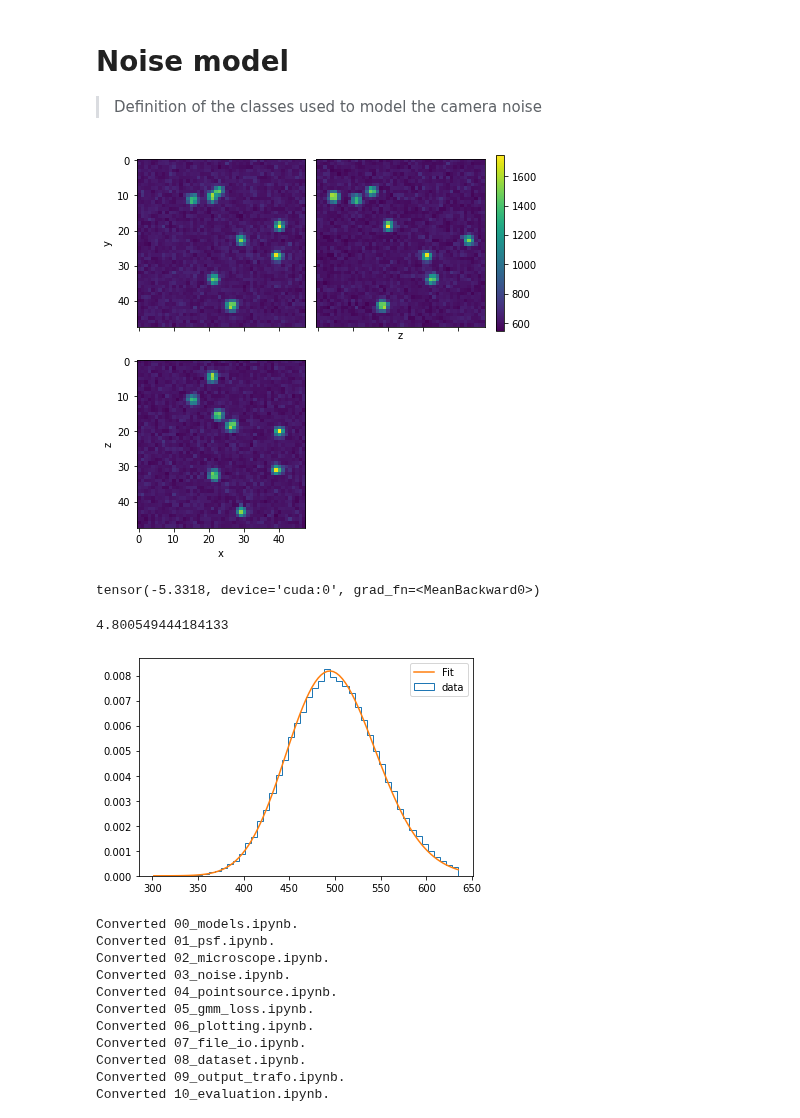
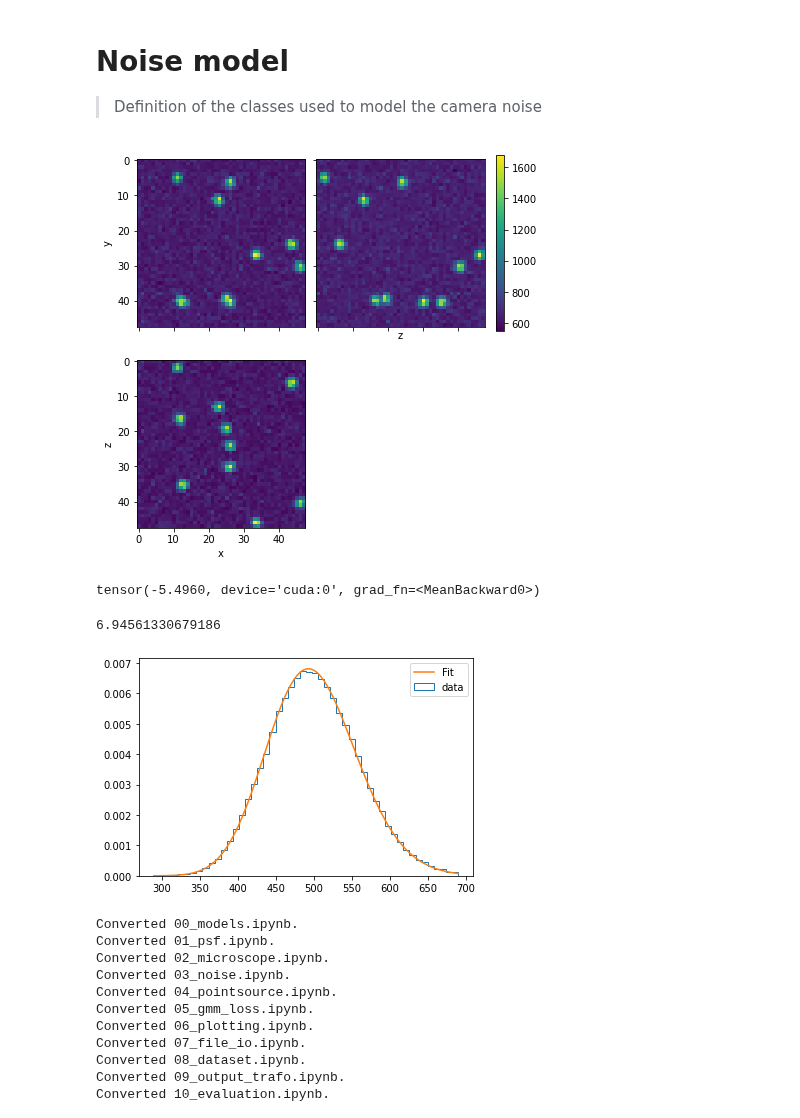
Before and after one commit to TuragaLab/decode_fish, a Jupyter notebook: nbs/03_noise.ipynb, the cells around one changed output. Saved outputs shown, nothing was run; the diff lists cells and outputs as text; code cells hidden in the pictures.

```diff
--- a/nbs/03_noise.ipynb
+++ b/nbs/03_noise.ipynb
@@ -19,32 +19,32 @@ import scipy.stats as stats
 #export
 class sCMOS(nn.Module):
     """
-    Generates sCMOS noise distribution.
     Generates sCMOS noise distribution which can be used for sampling and
     calculating log probabilites.
 
+    Theta can be learned (but no the baseline)
+
     Args:
-        theta (float): Paramter for gamma distribution
-        background (float): background value
-        baseline (float): basline
+        theta (float): 1/theta gives the rate for torch.distributions.gamma
+        baseline (float): baseline
 
-    Shape:
-        -Input: x_sim: (BS, C, H, W, D)
-
-        -Output: Gamma(concentration: (BS, C, H, W, D), rate:
-        (BS, C, H, W, D))
     """
     def __init__(self,
                  theta: float = 3.,
-                 baseline: float = 0.01):
+                 baseline: float = 0.):
         super().__init__()
         self.theta = torch.nn.Parameter(torch.tensor(theta))
         self.register_buffer('baseline', torch.tensor(baseline))
 
     def forward(self, x_sim, background):
+        """ Calculates the concentration (mean / theta) of a Gamma distribution given
+        the signal x_sim and background tensors.
+
+        Also applies a shift and returns resulting the Gamma distribution
+        """
 
         x_sim_background = x_sim + background
-#         x_sim_background.clamp_(1.0)
+        x_sim_background.clamp_(1.0)
 
         conc = (x_sim_background - self.baseline) / self.theta
         xsim_dist = D.Gamma(concentration=conc, rate=1 / self.theta)
@@ -60,7 +60,7 @@ from decode_fish.funcs.plotting import plot_3d_projections
 from decode_fish.funcs.file_io import get_gaussian_psf
 
 psf = get_gaussian_psf([21,21,21],[1.,1.,1.])
-noise = sCMOS(theta=5., baseline=0)
+noise = sCMOS(theta=7., baseline=0)
 
 micro = Microscope(psf=psf, noise=noise, scale=1000).cuda()
 
@@ -74,11 +74,11 @@ xsim_noise = micro.noise(xsim, background).sample()
 # %%
 _ = plot_3d_projections(xsim_noise, size=3)
 # %% [output]
-[figure, old version]
+[figure, new version]
 # %%
 micro.noise(xsim,background).log_prob(xsim_noise).mean()
 # %% [output]
-tensor(-5.3318, device='cuda:0', grad_fn=<MeanBackward0>)
+tensor(-5.4960, device='cuda:0', grad_fn=<MeanBackward0>)
 # %%
 from decode_fish.funcs.dataset import EstimateBackground
 # img = load_tiff_image('/groups/turaga/home/speisera/Mackebox/Artur/WorkDB/deepstorm//datasets/CodFish/smFISH_data_Titlow/msp300_smFISH_3.tif')
@@ -88,26 +88,37 @@ bg = estimate_bg(img)
 # %%
 # export
 def estimate_noise_scale(img, bg_est, percentile=99, plot=True):
+    """ Returns an estimate of theta given a volume and a background estimate
+
+    Args:
+        img: recorded volume for which we want to estimate the noise
+        bg_est: estimated background for img
+        percentile: we wan't to exclude the signal for our fit. therefore we only use the lower percentile of all voxels
+        plot: whether to plot the data and the final fit
+
+    Returns:
+        fit_theta: theta estimate
+    """
 
     img = cpu(img)
     bg_est = cpu(bg_est)
     residual = np.clip(img - bg_est + bg_est.mean(), img.min(), 1e10)
     fit_vals = residual[residual < np.percentile(residual, percentile)]
-    fit_alpha, fit_loc, fit_beta=stats.gamma.fit(fit_vals, floc=0)
+    fit_alpha, fit_loc, fit_theta=stats.gamma.fit(fit_vals, floc=0)
 
     if plot:
         _ = plt.hist(fit_vals,bins=np.linspace(fit_vals.min(),fit_vals.max(), 51),  histtype ='step',label='data', density=True)
         x = np.linspace(fit_vals.min(),fit_vals.max(),101)
-        y = stats.gamma.pdf(x, fit_alpha, fit_loc, fit_beta)
+        y = stats.gamma.pdf(x, fit_alpha, fit_loc, fit_theta)
         plt.plot(x, y, label='Fit')
         plt.legend()
 
-    return fit_beta
+    return fit_theta
 # %%
-estimate_noise_scale(img, bg, 99)
+estimate_noise_scale(img, bg, 99.5)
 # %% [output]
-4.800549444184133
+6.94561330679186
-[figure, old version]
+[figure, new version]
 # %%
 !nbdev_build_lib
 # %% [output]
```
Also changed, not shown: 11 other files.
